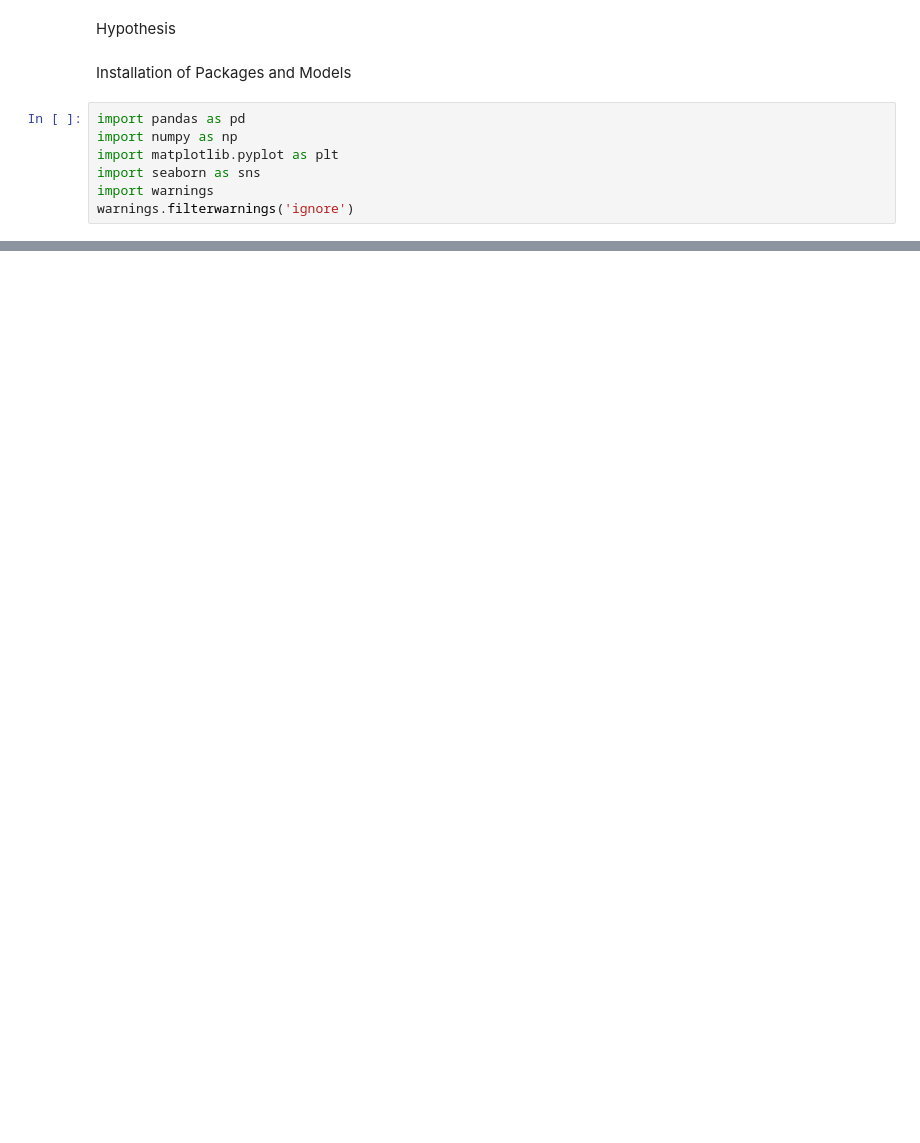
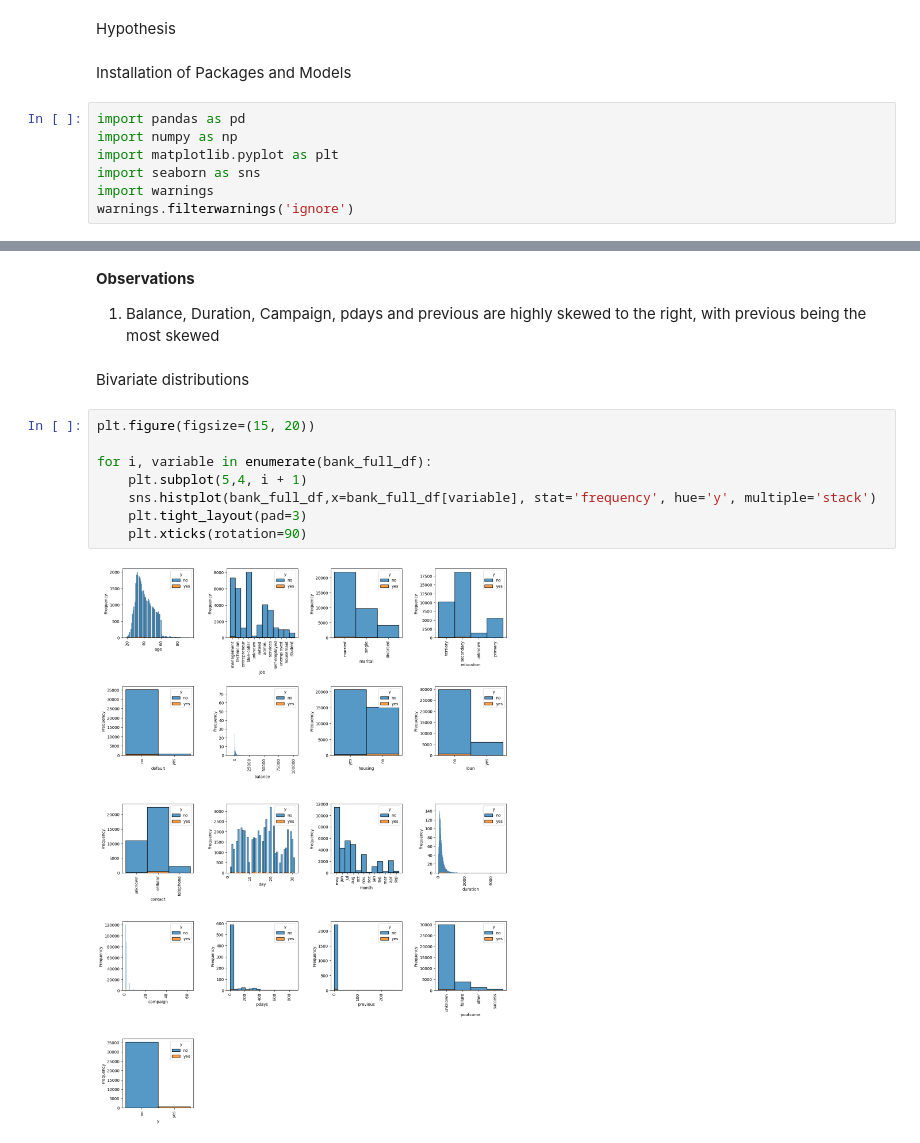
Before and after one commit to Koanim/Data-Analytics-Pathway-Assessment, a Jupyter notebook: TMP-TFA.ipynb, the cells around one changed output, grey strips where cells are left out. Saved outputs shown, nothing was run; the diff lists cells and outputs as text; blank space fills up the shorter version.

```diff
--- a/TMP-TFA.ipynb
+++ b/TMP-TFA.ipynb
@@ -88,0 +350,16 @@ warnings.filterwarnings('ignore')
+# %% [markdown]
+**Observations**
+
+1) Balance, Duration, Campaign, pdays and previous are highly skewed to the right, with previous being the most skewed
+# %% [markdown]
+Bivariate distributions
+# %%
+plt.figure(figsize=(15, 20))
+
+for i, variable in enumerate(bank_full_df):
+    plt.subplot(5,4, i + 1)
+    sns.histplot(bank_full_df,x=bank_full_df[variable], stat='frequency', hue='y', multiple='stack')
+    plt.tight_layout(pad=3)
+    plt.xticks(rotation=90)
+# %% [output]
+[figure, added]
```
Also changed, not shown: parts of 40 cells of this notebook.
